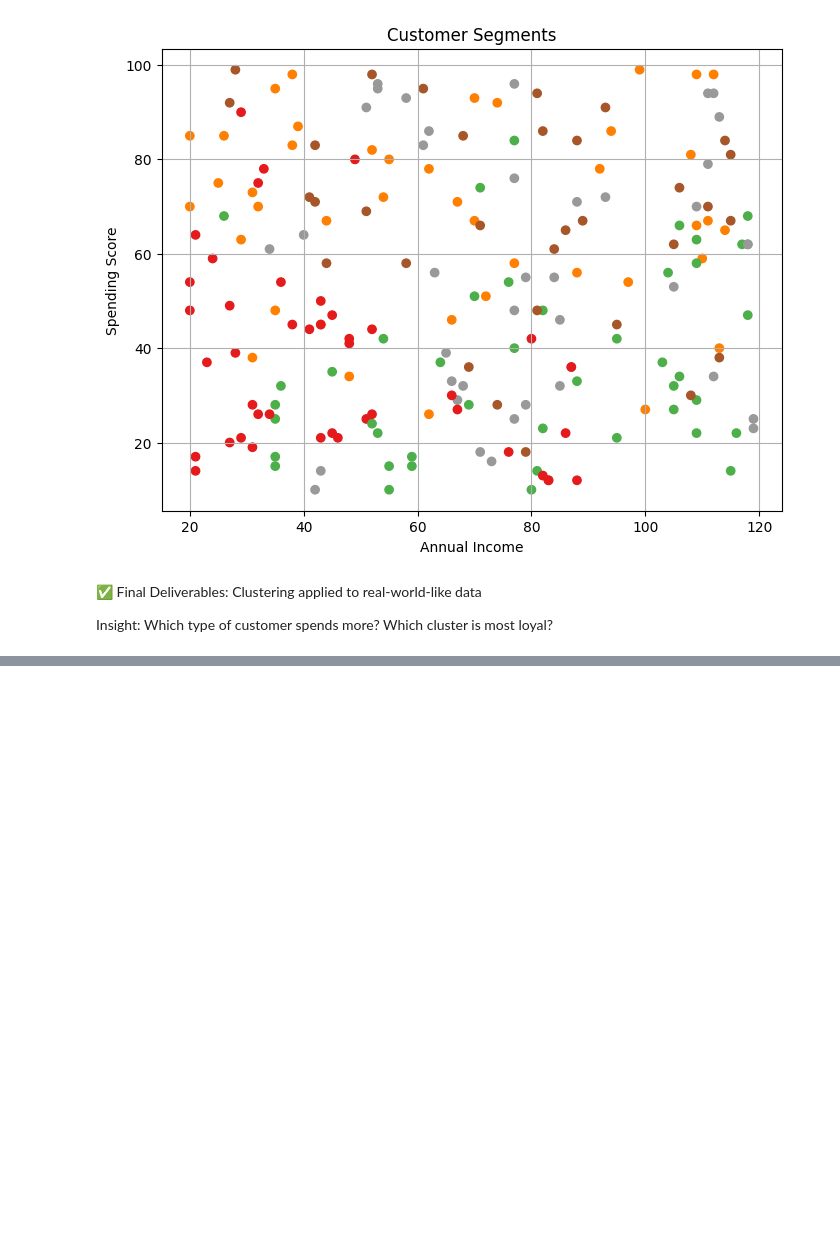
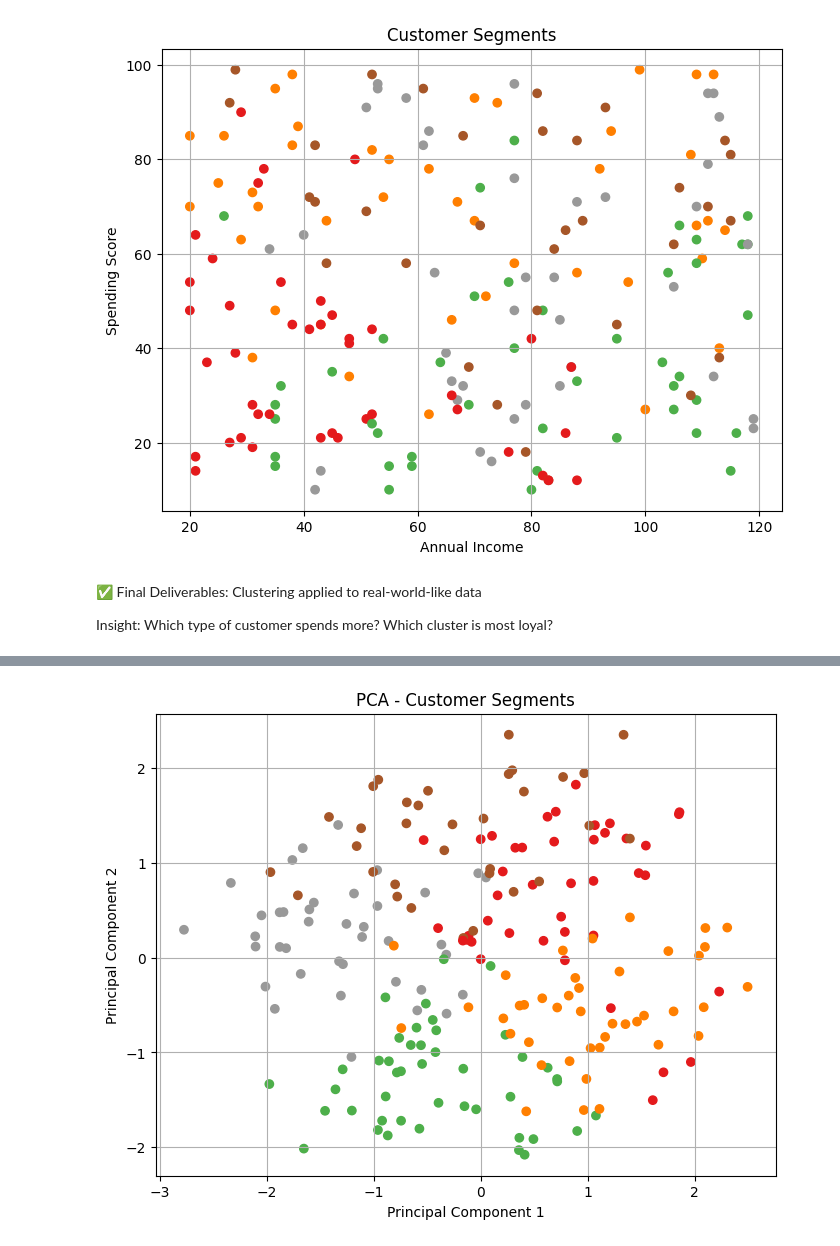
Before and after one commit to Rakshath66/ai-foundations, a Jupyter notebook: phase2/07_unsupervised_learning.ipynb, the cells around one changed output, grey strips where cells are left out. Drawn from its saved outputs; the diff is of its cells as text; code cells hidden in the pictures; blank space fills up the shorter version.

```diff
--- a/phase2/07_unsupervised_learning.ipynb
+++ b/phase2/07_unsupervised_learning.ipynb
@@ -328,0 +354,21 @@ Insight: Which type of customer spends more? Which cluster is most loyal?
+# %%
+from sklearn.decomposition import PCA
+
+# Reduce to 2 dimensions
+pca = PCA(n_components=2)
+reduced = pca.fit_transform(scaled)
+
+# Add to DataFrame for plotting
+df['PCA1'] = reduced[:, 0]
+df['PCA2'] = reduced[:, 1]
+
+# Visualize
+plt.figure(figsize=(8,6))
+plt.scatter(df['PCA1'], df['PCA2'], c=df['Cluster'], cmap='Set1')
+plt.title("PCA - Customer Segments")
+plt.xlabel("Principal Component 1")
+plt.ylabel("Principal Component 2")
+plt.grid(True)
+plt.show()
+# %% [output]
+[figure, added]
```
Also changed, not shown: parts of 39 cells of this notebook.
